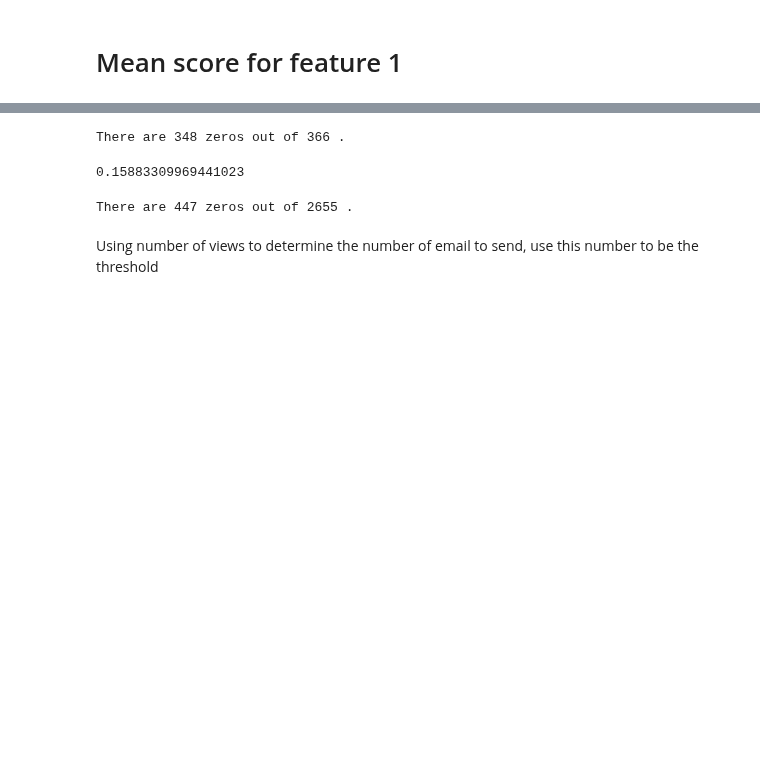
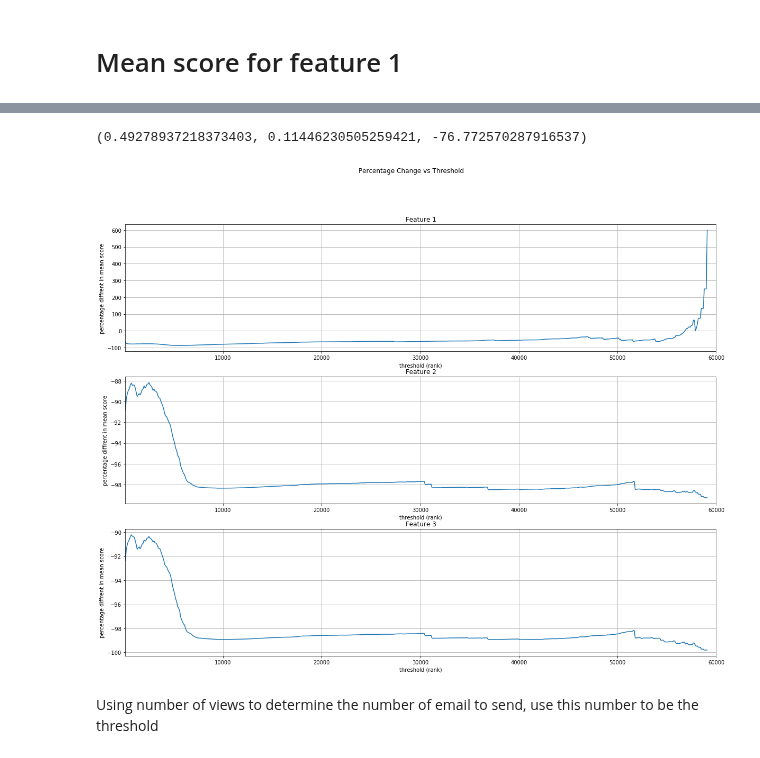
Before and after one commit to MaksimDan/160-Stackoverflow, a Jupyter notebook: source/residual_analysis/residual_analysis.ipynb, the cells around one changed output, grey strips where cells are left out. Saved outputs shown, nothing was run; the diff lists cells and outputs as text; code cells hidden in the pictures; blank space fills up the shorter version.

Commit message:
added feature mean score for residual analysis

```diff
--- a/source/residual_analysis/residual_analysis.ipynb
+++ b/source/residual_analysis/residual_analysis.ipynb
@@ -288,24 +281,0 @@ np.mean(f1_t)
-# %%
-counter = 0
-for i in f1_t:
-    if i == 0.0:
-        counter += 1
-
-print('There are', counter, 'zeros out of', len(f1_t),'.')
-# %% [output]
-There are 348 zeros out of 366 .
-# %%
-#feature 1 after t
-f1_before_t = [i[0] for i in under_thres.feature_score]
-np.mean(f1_before_t)
-# %% [output]
-0.15883309969441023
-# %%
-counter = 0
-for i in f1_before_t:
-    if i == 0.0:
-        counter += 1
-
-print('There are', counter, 'zeros out of', len(f1_before_t), '.')
-# %% [output]
-There are 447 zeros out of 2655 .
@@ -312,2 +308,42 @@ There are 447 zeros out of 2655 .
+# %%
+#example for feature 1, threshold = 300
+feature_mean(1, 300)
+# %% [output]
+(0.49278937218373403, 0.11446230505259421, -76.772570287916537)
+# %%
+feature1_thres_comp = [feature_mean(1,i)[2] for i in range(100, int(max(feature_rank['rank'])), 100)]
+feature2_thres_comp = [feature_mean(2,i)[2] for i in range(100, int(max(feature_rank['rank'])), 100)]
+feature3_thres_comp = [feature_mean(3,i)[2] for i in range(100, int(max(feature_rank['rank'])), 100)]
+# %%
+plt.figure(figsize=(20,15))
+
+plt.subplot(311)
+plt.plot(list(range(100, int(max(feature_rank['rank'])), 100)),feature1_thres_comp)
+plt.xlim(100,60000)
+plt.xlabel('threshold (rank)')
+plt.ylabel('percentage diffrent in mean score')
+plt.title('Feature 1')
+plt.grid()
+
+plt.subplot(312)
+plt.plot(list(range(100, int(max(feature_rank['rank'])), 100)),feature2_thres_comp)
+plt.xlim(100,60000)
+plt.xlabel('threshold (rank)')
+plt.ylabel('percentage diffrent in mean score')
+plt.title('Feature 2')
+plt.grid()
+
+plt.subplot(313)
+plt.plot(list(range(100, int(max(feature_rank['rank'])), 100)),feature3_thres_comp)
+plt.xlim(100,60000)
+plt.xlabel('threshold (rank)')
+plt.ylabel('percentage diffrent in mean score')
+plt.title('Feature 3')
+plt.grid()
+
+plt.suptitle('Percentage Change vs Threshold')
+plt.show()
+# %% [output]
+[figure, added]
 # %% [markdown]
 Using number of views to determine the number of email to send, use this number to be the threshold
```
Also changed, not shown: parts of 2 cells of this notebook.
